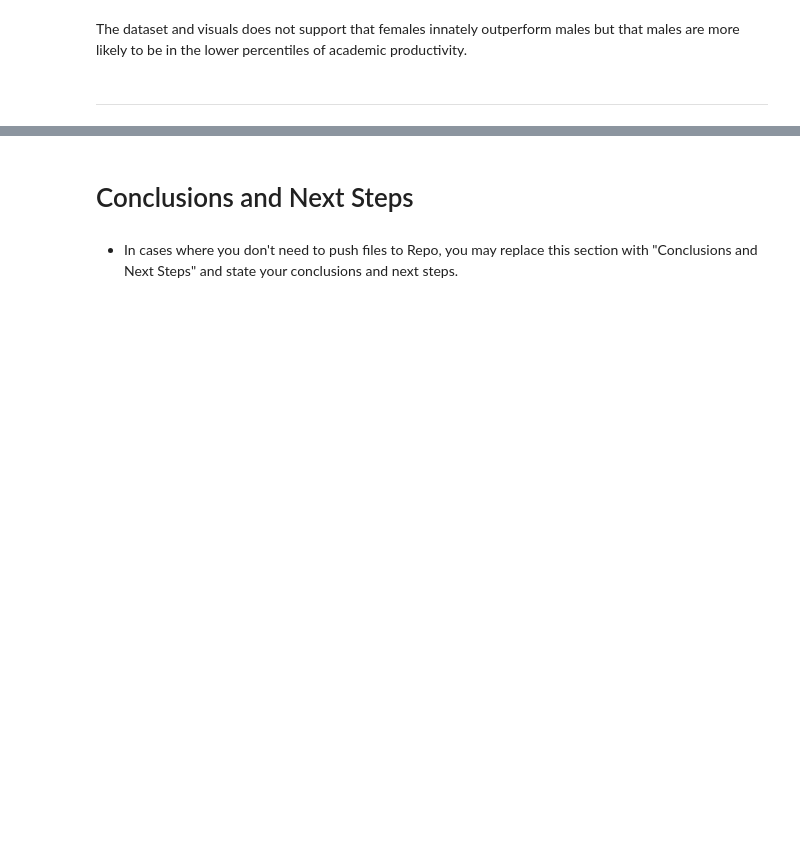
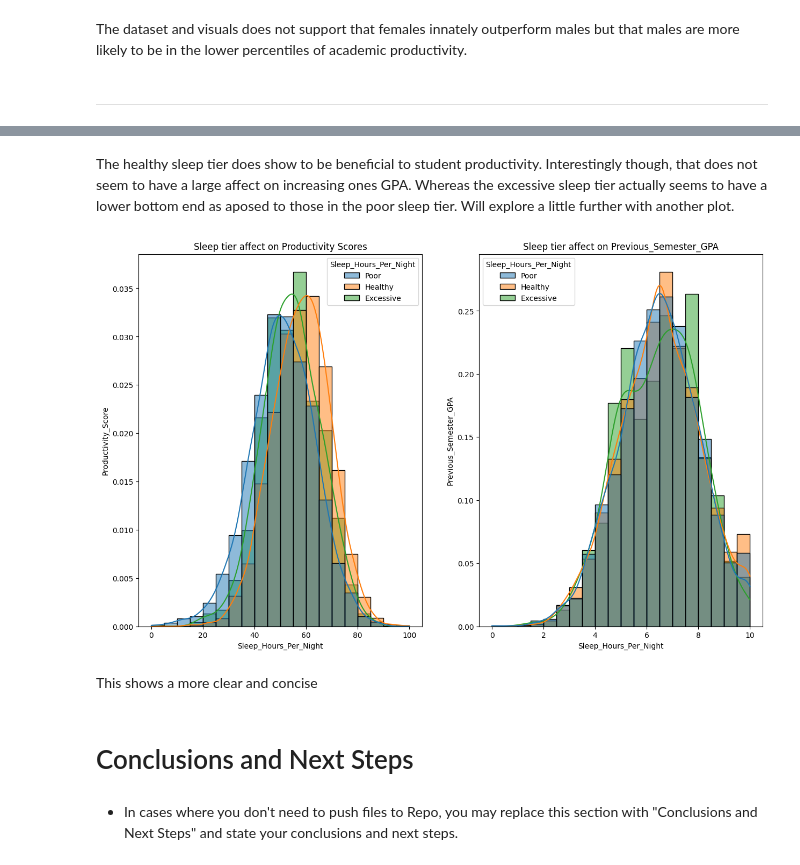
Before and after one commit to 13NateMate37/Student_Productivity_analysis, a Jupyter notebook: jupyter_notebooks/Data_Visualisations.ipynb, the cells around one changed output, grey strips where cells are left out. Saved outputs shown, nothing was run; the diff lists cells and outputs as text; code cells hidden in the pictures; blank space fills up the shorter version.

```diff
--- a/jupyter_notebooks/Data_Visualisations.ipynb
+++ b/jupyter_notebooks/Data_Visualisations.ipynb
@@ -152,3 +184,43 @@ The dataset and visuals does not support that females innately outperform males
+# %% [markdown]
+The healthy sleep tier does show to be beneficial to student productivity. Interestingly though, that does not seem to have a large affect on increasing ones GPA. Whereas the excessive sleep tier actually seems to have a lower bottom end as aposed to those in the poor sleep tier. Will explore a little further with another plot.
+# %%
+# Same approach as above
+
+plt.figure(figsize=(15, 9))
+plt.subplot(1, 2, 1)
+sns.histplot(
+    data=df_cleaned,
+    x='Productivity_Score',
+    hue='Sleep_Hours_Per_Night',
+    kde=True,
+    stat='density',
+    common_norm=False,
+    bins=20
+)
+
+plt.title("Sleep tier affect on Productivity Scores")
+plt.xlabel("Sleep_Hours_Per_Night")
+plt.ylabel("Productivity_Score")
+
+plt.subplot(1, 2, 2)
+sns.histplot(
+    data=df_cleaned,
+    x='Previous_Semester_GPA',
+    hue='Sleep_Hours_Per_Night',
+    kde=True,
+    stat='density',
+    common_norm=False,
+    bins=20
+)
+
+plt.title("Sleep tier affect on Previous_Semester_GPA")
+plt.xlabel("Sleep_Hours_Per_Night")
+plt.ylabel("Previous_Semester_GPA")
+plt.show()
+# %% [output]
+[figure, added]
+# %% [markdown]
+This shows a more clear and concise
 # %% [markdown]
 # Conclusions and Next Steps
 # %% [markdown]
```
Also changed, not shown: parts of 3 cells of this notebook.
